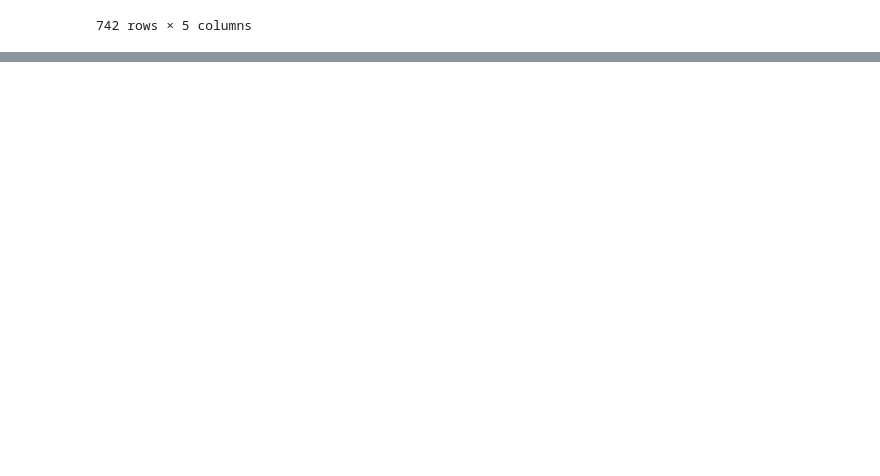
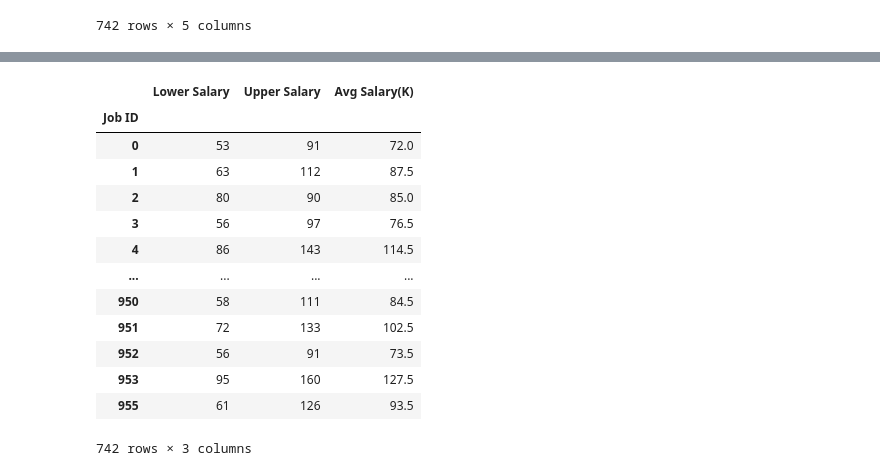
Before and after one commit to MikkoDT/DataAnalysis_with_Python_and_Pandas_2024, a Jupyter notebook: codes/data_cleaned_2021.ipynb, the cells around one changed output, grey strips where cells are left out. Saved outputs shown, nothing was run; the diff lists cells and outputs as text; code cells hidden in the pictures; blank space fills up the shorter version.

```diff
--- a/codes/data_cleaned_2021.ipynb
+++ b/codes/data_cleaned_2021.ipynb
@@ -244,0 +279,17 @@ new_data
+# %%
+data[['Lower Salary','Upper Salary','Avg Salary(K)']]
+# %% [output]
+|  | Lower Salary | Upper Salary | Avg Salary(K) |
+| Job ID |  |  |  |
+| 0 | 53 | 91 | 72.0 |
+| 1 | 63 | 112 | 87.5 |
+| 2 | 80 | 90 | 85.0 |
+| 3 | 56 | 97 | 76.5 |
+| 4 | 86 | 143 | 114.5 |
+| ... | ... | ... | ... |
+| 950 | 58 | 111 | 84.5 |
+| 951 | 72 | 133 | 102.5 |
+| 952 | 56 | 91 | 73.5 |
+| 953 | 95 | 160 | 127.5 |
+| 955 | 61 | 126 | 93.5 |
+742 rows × 3 columns
```
Also changed, not shown: parts of 4 cells of this notebook.
